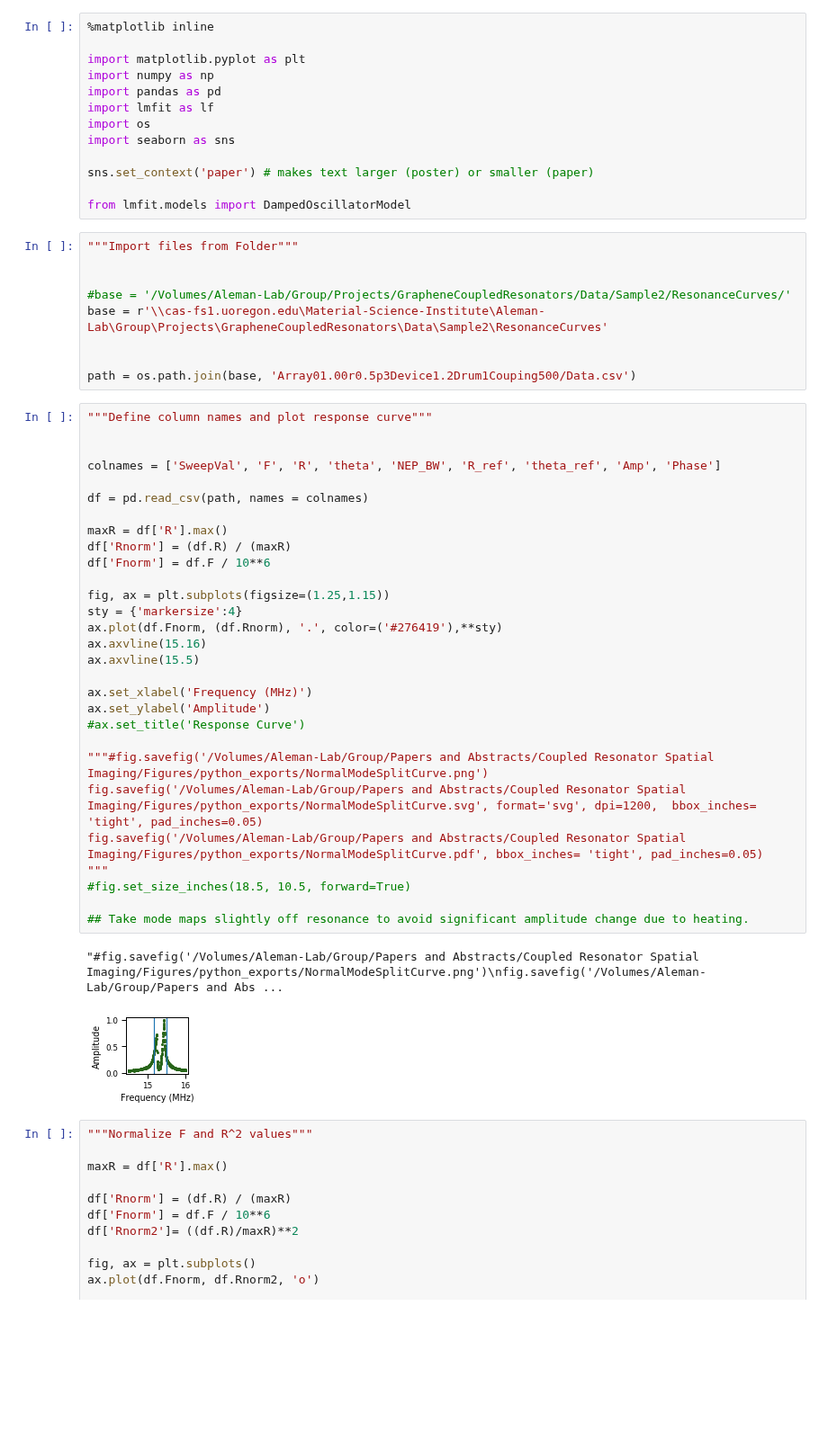
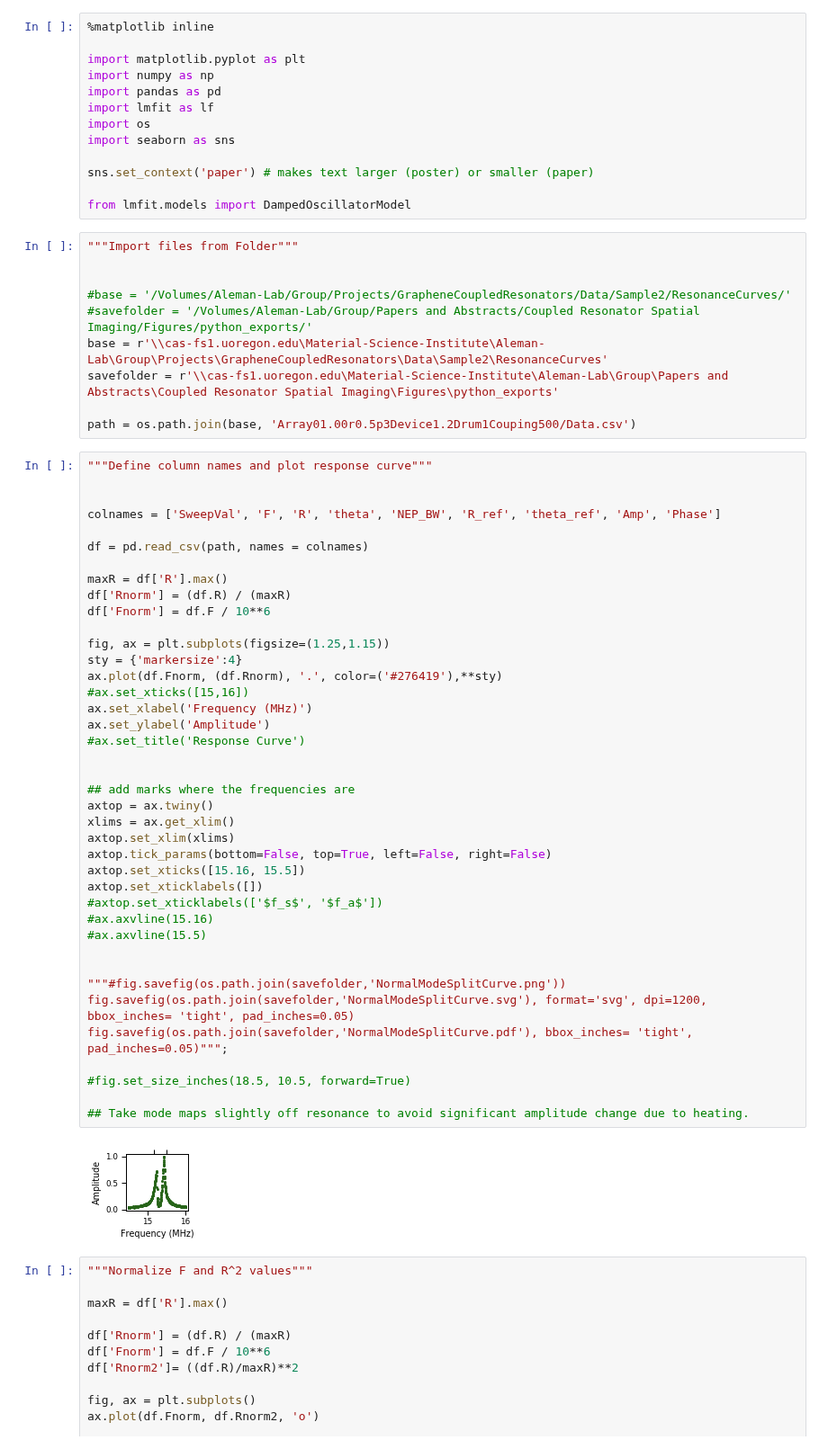
Before and after one commit to horowitz-lab/NetMAP, a Jupyter notebook: Coupled Oscillator Response Curve Fit.ipynb, the cells around one changed output. Shown at 90% size. Saved outputs shown, nothing was run; the diff lists cells and outputs as text; blank space fills up the shorter version.

Commit message:
BLD: Draw tick marks on coupled resonator curve showing the Mode Map frequencies

```diff
--- a/Coupled Oscillator Response Curve Fit.ipynb
+++ b/Coupled Oscillator Response Curve Fit.ipynb
@@ -16,42 +16,53 @@ from lmfit.models import DampedOscillatorModel
 
 
 #base = '/Volumes/Aleman-Lab/Group/Projects/GrapheneCoupledResonators/Data/Sample2/ResonanceCurves/'
+#savefolder = '/Volumes/Aleman-Lab/Group/Papers and Abstracts/Coupled Resonator Spatial Imaging/Figures/python_exports/'
 base = r'\\cas-fs1.uoregon.edu\Material-Science-Institute\Aleman-Lab\Group\Projects\GrapheneCoupledResonators\Data\Sample2\ResonanceCurves'
-
+savefolder = r'\\cas-fs1.uoregon.edu\Material-Science-Institute\Aleman-Lab\Group\Papers and Abstracts\Coupled Resonator Spatial Imaging\Figures\python_exports'
 
 path = os.path.join(base, 'Array01.00r0.5p3Device1.2Drum1Couping500/Data.csv')
 # %%
 """Define column names and plot response curve"""
 
 
 colnames = ['SweepVal', 'F', 'R', 'theta', 'NEP_BW', 'R_ref', 'theta_ref', 'Amp', 'Phase']
 
 df = pd.read_csv(path, names = colnames)
 
 maxR = df['R'].max()
 df['Rnorm'] = (df.R) / (maxR)
 df['Fnorm'] = df.F / 10**6
 
 fig, ax = plt.subplots(figsize=(1.25,1.15))
 sty = {'markersize':4}
 ax.plot(df.Fnorm, (df.Rnorm), '.', color=('#276419'),**sty)
-ax.axvline(15.16)
-ax.axvline(15.5)
-
+#ax.set_xticks([15,16])
 ax.set_xlabel('Frequency (MHz)')
 ax.set_ylabel('Amplitude')
 #ax.set_title('Response Curve')
 
-"""#fig.savefig('/Volumes/Aleman-Lab/Group/Papers and Abstracts/Coupled Resonator Spatial Imaging/Figures/python_exports/NormalModeSplitCurve.png')
-fig.savefig('/Volumes/Aleman-Lab/Group/Papers and Abstracts/Coupled Resonator Spatial Imaging/Figures/python_exports/NormalModeSplitCurve.svg', format='svg', dpi=1200,  bbox_inches= 'tight', pad_inches=0.05)
-fig.savefig('/Volumes/Aleman-Lab/Group/Papers and Abstracts/Coupled Resonator Spatial Imaging/Figures/python_exports/NormalModeSplitCurve.pdf', bbox_inches= 'tight', pad_inches=0.05)
-"""
+
+## add marks where the frequencies are
+axtop = ax.twiny()
+xlims = ax.get_xlim()
+axtop.set_xlim(xlims)
+axtop.tick_params(bottom=False, top=True, left=False, right=False)
+axtop.set_xticks([15.16, 15.5])
+axtop.set_xticklabels([])
+#axtop.set_xticklabels(['$f_s$', '$f_a$'])
+#ax.axvline(15.16)
+#ax.axvline(15.5)
+
+
+"""#fig.savefig(os.path.join(savefolder,'NormalModeSplitCurve.png'))
+fig.savefig(os.path.join(savefolder,'NormalModeSplitCurve.svg'), format='svg', dpi=1200,  bbox_inches= 'tight', pad_inches=0.05)
+fig.savefig(os.path.join(savefolder,'NormalModeSplitCurve.pdf'), bbox_inches= 'tight', pad_inches=0.05)""";
+
 #fig.set_size_inches(18.5, 10.5, forward=True)
 
 ## Take mode maps slightly off resonance to avoid significant amplitude change due to heating.
 # %% [output]
-"#fig.savefig('/Volumes/Aleman-Lab/Group/Papers and Abstracts/Coupled Resonator Spatial Imaging/Figures/python_exports/NormalModeSplitCurve.png')\nfig.savefig('/Volumes/Aleman-Lab/Group/Papers and Abs ...
-[figure, old version]
+[figure, new version]
 # %%
 """Normalize F and R^2 values"""
 
```
Also changed, not shown: parts of 1 cell of this notebook.
